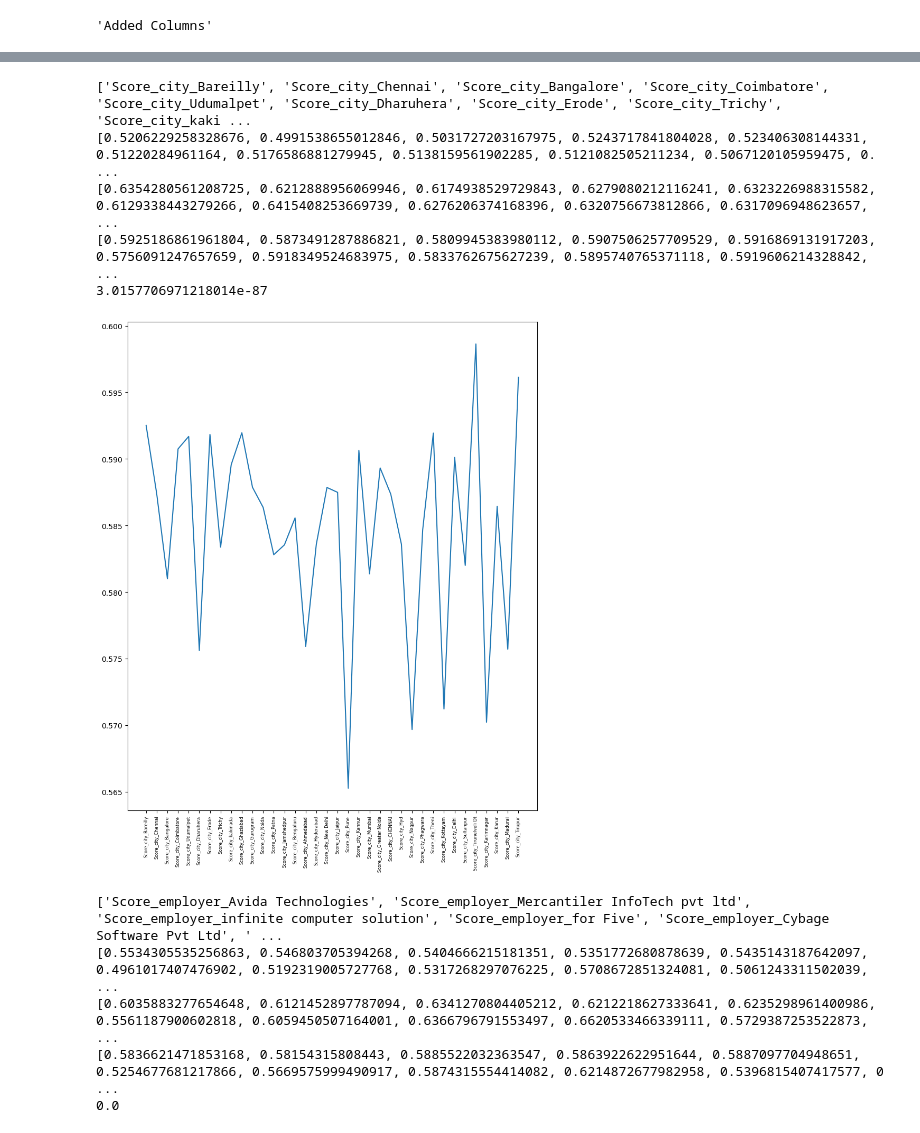
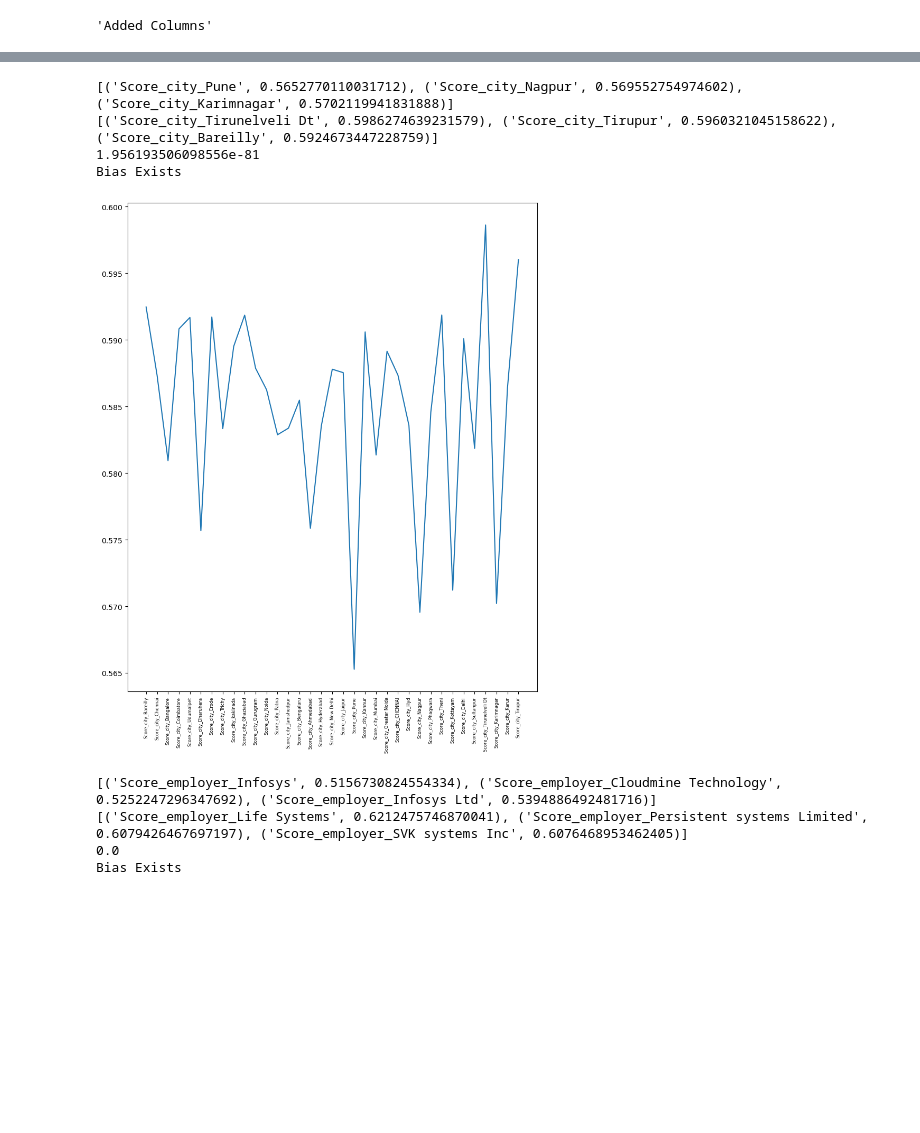
Before and after one commit to Ajay-TR/tr-bias-governance, a Jupyter notebook: data_augmentation.ipynb, the cells around one changed output, grey strips where cells are left out. Drawn from its saved outputs; the diff is of its cells as text; code cells hidden in the pictures; blank space fills up the shorter version.

```diff
--- a/data_augmentation.ipynb
+++ b/data_augmentation.ipynb
@@ -351,26 +346,33 @@ for col in ['gender','institute', 'city', 'employer', 'degree']:
     for val in df[col].unique().tolist():
         if 'nan' not in str(val):
             col_list.append('Score_'+col+'_'+str(val))
-    minimums = []
-    maximums = []
     means = []
     for colname in col_list:
-        min = df[colname].min()
-        max = df[colname].max()
         mean = df[colname].mean()
-        minimums.append(min)
-        maximums.append(max)
         means.append(mean)
+    en_means = list(enumerate(means))
+    en_means.sort(key=lambda x: x[1], reverse=True)
+    min_idx = []
+    max_idx = []
+    if len(en_means) > 3:
+        for i in range(3):
+            min_idx.append(en_means[-(i + 1)][0])
+            max_idx.append(en_means[i][0])
+        min_elements = [(col_list[i], means[i]) for i in min_idx]
+        max_elements = [(col_list[i], means[i]) for i in max_idx]
+        print(min_elements)
+        print(max_elements)
+    else:
+        print([(col_list[i], means[i]) for i in range(len(means))])
     data = [df[colname] for colname in col_list]
     p_value = f_oneway(*data)[1]
-    print(col_list)
-    print(minimums)
-    print(maximums)
-    print(means)
     print(p_value)
     if p_value < 0.05:
+        print("Bias Exists")
         plt.figure(figsize=(10, 12))
         plt.plot(col_list, means,)
         plt.xticks(rotation=90, fontsize = 6)
         plt.show()
+    else:
+        print("No Bias")
 # %% [output]
@@ -388,11 +387,9 @@ for col in ['gender','institute', 'city', 'employer', 'degree']:
-['Score_city_Bareilly', 'Score_city_Chennai', 'Score_city_Bangalore', 'Score_city_Coimbatore', 'Score_city_Udumalpet', 'Score_city_Dharuhera', 'Score_city_Erode', 'Score_city_Trichy', 'Score_city_kaki ...
-[0.5206229258328676, 0.4991538655012846, 0.5031727203167975, 0.5243717841804028, 0.523406308144331, 0.51220284961164, 0.5176586881279945, 0.5138159561902285, 0.5121082505211234, 0.5067120105959475, 0. ...
-[0.6354280561208725, 0.6212888956069946, 0.6174938529729843, 0.6279080212116241, 0.6323226988315582, 0.6129338443279266, 0.6415408253669739, 0.6276206374168396, 0.6320756673812866, 0.6317096948623657, ...
-[0.5925186861961804, 0.5873491287886821, 0.5809945383980112, 0.5907506257709529, 0.5916869131917203, 0.5756091247657659, 0.5918349524683975, 0.5833762675627239, 0.5895740765371118, 0.5919606214328842, ...
-3.0157706971218014e-87
+[('Score_city_Pune', 0.5652770110031712), ('Score_city_Nagpur', 0.569552754974602), ('Score_city_Karimnagar', 0.5702119941831888)]
+[('Score_city_Tirunelveli Dt', 0.5986274639231579), ('Score_city_Tirupur', 0.5960321045158622), ('Score_city_Bareilly', 0.5924673447228759)]
+1.956193506098556e-81
+Bias Exists
-[figure, old version]
+[figure, new version]
-['Score_employer_Avida Technologies', 'Score_employer_Mercantiler InfoTech pvt ltd', 'Score_employer_infinite computer solution', 'Score_employer_for Five', 'Score_employer_Cybage Software Pvt Ltd', ' ...
-[0.5534305535256863, 0.546803705394268, 0.5404666215181351, 0.5351772680878639, 0.5435143187642097, 0.4961017407476902, 0.5192319005727768, 0.5317268297076225, 0.5708672851324081, 0.5061243311502039,  ...
-[0.6035883277654648, 0.6121452897787094, 0.6341270804405212, 0.6212218627333641, 0.6235298961400986, 0.5561187900602818, 0.6059450507164001, 0.6366796791553497, 0.6620533466339111, 0.5729387253522873, ...
-[0.5836621471853168, 0.58154315808443, 0.5885522032363547, 0.5863922622951644, 0.5887097704948651, 0.5254677681217866, 0.5669575999490917, 0.5874315554414082, 0.6214872677982958, 0.5396815407417577, 0 ...
+[('Score_employer_Infosys', 0.5156730824554334), ('Score_employer_Cloudmine Technology', 0.5252247296347692), ('Score_employer_Infosys Ltd', 0.5394886492481716)]
+[('Score_employer_Life Systems', 0.6212475746870041), ('Score_employer_Persistent systems Limited', 0.6079426467697197), ('Score_employer_SVK systems Inc', 0.6076468953462405)]
 0.0
+Bias Exists
```
Also changed, not shown: parts of 13 cells of this notebook.
